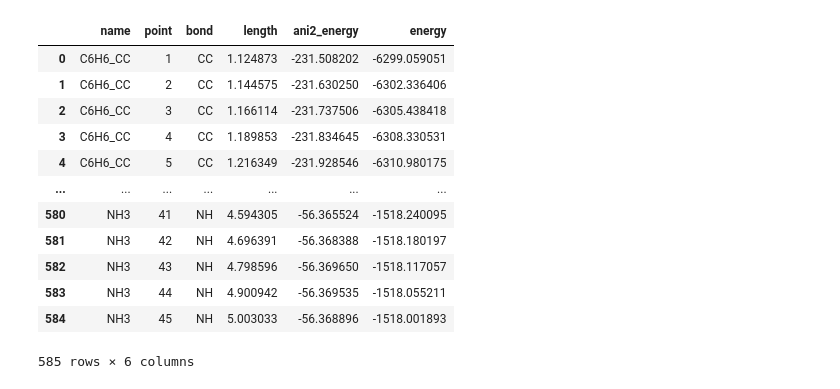
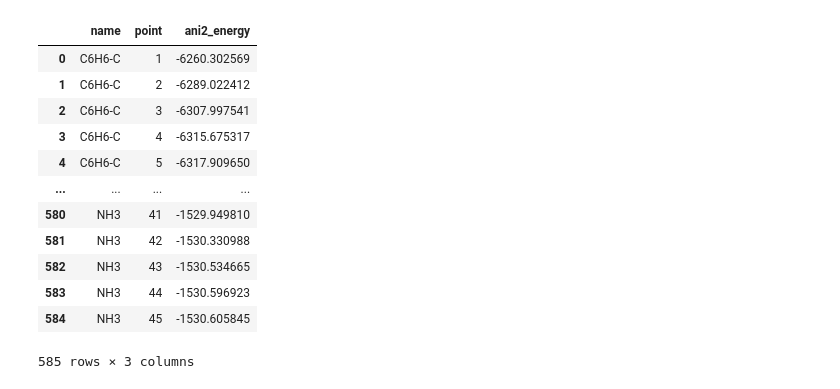
Before and after one commit to dlf57/ml-benchmark, a Jupyter notebook: ANI-2.ipynb, the cells around one changed output. Saved outputs shown, nothing was run; the diff lists cells and outputs as text; code cells hidden in the pictures.

Commit message:
Updated results w/ fixed molecule data

```diff
--- a/ANI-2.ipynb
+++ b/ANI-2.ipynb
@@ -46,5 +21,4 @@ stretches = ['FH', 'OC', 'HH', 'OH', 'CC', 'CC', 'NC', 'NH', 'NN', 'CH', 'OC', '
 # %%
-%%time
 # for ANI-2x from sae
 atom_selfE = {
 'H': -0.5975740895940036,
@@ -59,7 +33,7 @@ atom_selfE = {
 atom_conv = {1: 0, 6: 1, 7: 2, 8: 3, 16: 4, 9: 5, 17: 6}
 # atom_conv = {0: 1, 1: 6, 2: 7, 3: 6, 4: 16, 5: 9, 6: 17}
 
-device = torch.device('cuda')
+device = torch.device('cpu')
 const_file = path + '/rHCNOSFCl-5.1R_16-3.5A_a8-4.params'  # noqa: E501
 consts = torchani.neurochem.Constants(const_file)
 aev_computer = torchani.AEVComputer(**consts)
@@ -71,29 +45,33 @@ ensemble = torchani.neurochem.load_model_ensemble(consts.species, model_prefix,
 model = torch.nn.Sequential(aev_computer, ensemble, energy_shifter).to(device)
 
 
-
-for out in sorted(glob.iglob('Molecule_Calculations/'+'*'+'/Orca/'+'*'+'/*'+'.out')):
-#     print(out)
+results = []
+for out in sorted(glob.iglob('molecules/*/sdf/*.sdf'), key=numericalSort):
     try:
-        data = cclib.io.ccread(out)
-        at_num = data.atomnos
+        name = out.split('es/')[1].split('/sdf')[0]
+        pt = out.split('sdf/')[1].split('.')[0]
+        mol = Molecule(out)
         atoms = []
-        self_energy = 0.0
-        for i in data.atomnos:
+        for i in mol.at_num:
             atoms.append(atom_conv[i])
-    #         element = qcel.periodictable.to_E(i)
-    #         atoms.append(element)
-    #         self_energy += atom_selfE[element]
-        coords = data.atomcoords[-1]
-        coords = coords.tolist()
-
+        coords = mol.xyz.tolist()
 
         coordinates = torch.tensor([coords],
-                               requires_grad=False, device=device)
+                               requires_grad=True, device=device)
         species = torch.tensor([atoms], device=device)
 
         _, energy = model((species, coordinates))
 
-        print('Name:{} \tEnergy:{} \tAtomE:{}'.format(out, energy.item(), -627.509469*(energy.item())))
+        # convert hartree to eV
+        e_ev = energy.item() * 27.2114
+
+        d = {}
+        d.update({'name': name})
+        d.update({'point': pt})
+        d.update({'ani2_energy': e_ev})
+    #         d.update({'force': list(force.cpu().data.numpy())})
+        results.append(d)
+
+        print('Name:{}/{} \tEnergy:{} \tAtomE:{}'.format(name, pt, energy.item(), -627.509469*(energy.item())))
     except:
         print('File {} did not run'.format(out))
@@ -209,19 +96,19 @@ Name:NH3/45     Energy:-56.36889609343016       AtomE:35372.01605570453
 # %%
-df = pd.DataFrame(results, columns=['name', 'point', 'bond', 'length', 'ani2_energy', 'energy'])
+df = pd.DataFrame(results, columns=['name', 'point', 'ani2_energy'])
 df
 # %% [output]
-|  | name | point | bond | length | ani2_energy | energy |
-| 0 | C6H6_CC | 1 | CC | 1.124873 | -231.508202 | -6299.059051 |
-| 1 | C6H6_CC | 2 | CC | 1.144575 | -231.630250 | -6302.336406 |
-| 2 | C6H6_CC | 3 | CC | 1.166114 | -231.737506 | -6305.438418 |
-| 3 | C6H6_CC | 4 | CC | 1.189853 | -231.834645 | -6308.330531 |
-| 4 | C6H6_CC | 5 | CC | 1.216349 | -231.928546 | -6310.980175 |
-| ... | ... | ... | ... | ... | ... | ... |
-| 580 | NH3 | 41 | NH | 4.594305 | -56.365524 | -1518.240095 |
-| 581 | NH3 | 42 | NH | 4.696391 | -56.368388 | -1518.180197 |
-| 582 | NH3 | 43 | NH | 4.798596 | -56.369650 | -1518.117057 |
-| 583 | NH3 | 44 | NH | 4.900942 | -56.369535 | -1518.055211 |
-| 584 | NH3 | 45 | NH | 5.003033 | -56.368896 | -1518.001893 |
+|  | name | point | ani2_energy |
+| 0 | C6H6-C | 1 | -6260.302569 |
+| 1 | C6H6-C | 2 | -6289.022412 |
+| 2 | C6H6-C | 3 | -6307.997541 |
+| 3 | C6H6-C | 4 | -6315.675317 |
+| 4 | C6H6-C | 5 | -6317.909650 |
+| ... | ... | ... | ... |
+| 580 | NH3 | 41 | -1529.949810 |
+| 581 | NH3 | 42 | -1530.330988 |
+| 582 | NH3 | 43 | -1530.534665 |
+| 583 | NH3 | 44 | -1530.596923 |
+| 584 | NH3 | 45 | -1530.605845 |
-585 rows × 6 columns
+585 rows × 3 columns
 # %%
 df.to_csv('data/ani2-results.csv', index=False)
```
Also changed, not shown: parts of 8 cells of this notebook, 18 other files.
